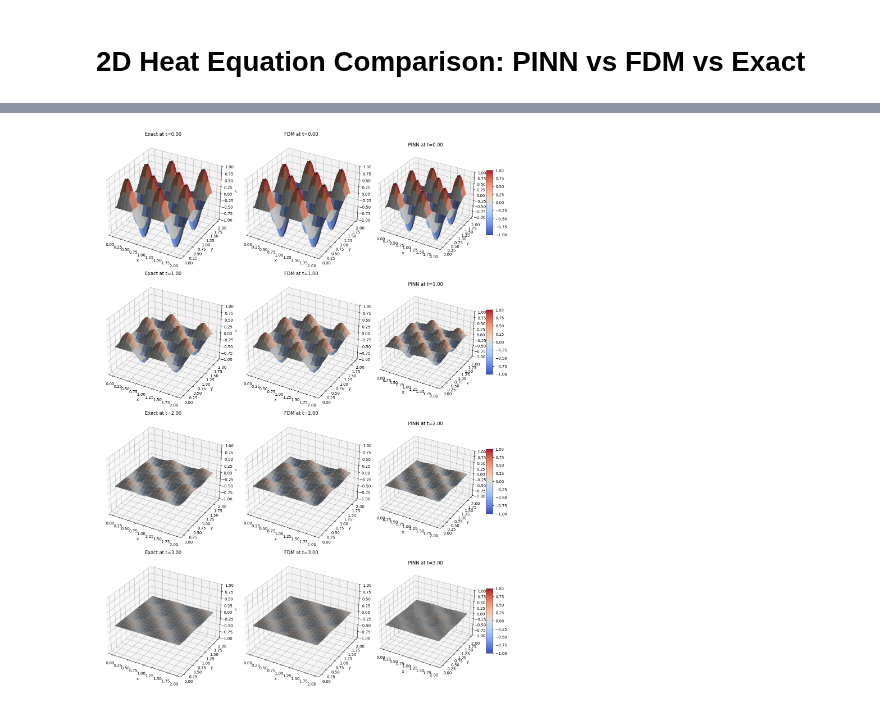
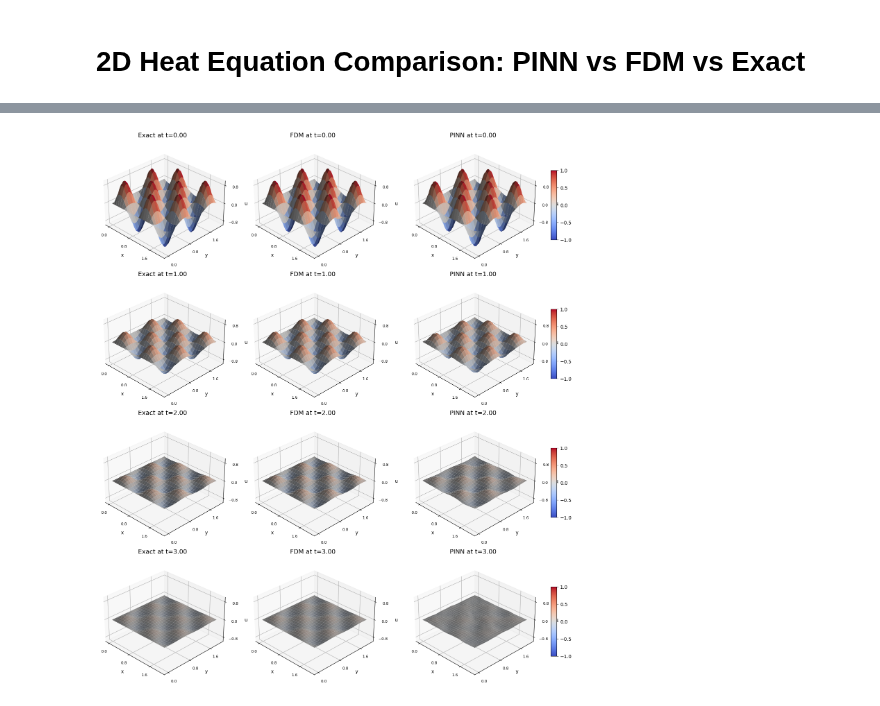
Before and after one commit to josegarciav/PINNs-RL-PDE, a Jupyter notebook: src/numerical_solvers/heat_equation.ipynb, the cells around one changed output, grey strips where cells are left out. Drawn from its saved outputs; the diff is of its cells as text; code cells hidden in the pictures.

Commit message:
fix: modify heat eq graph

```diff
--- a/src/numerical_solvers/heat_equation.ipynb
+++ b/src/numerical_solvers/heat_equation.ipynb
@@ -592,51 +594,72 @@ if __name__ == '__main__':
 
     # Prepare mesh for plotting
     Xg, Yg = np.meshgrid(x_fd, y_fd, indexing='ij')
+
+
     A = 1.0
-    norm = colors.Normalize(vmin=-A, vmax= A)
+    norm = colors.Normalize(vmin=-A, vmax=A)
 
-    # 3D surface grid: rows=time, cols=(Exact, FDM, PINN)
     fig, axes = plt.subplots(
-        len(times), 3,
-        subplot_kw={'projection': '3d'},
-        figsize=(15, 5*len(times))
+        nrows=len(times),
+        ncols=3,
+        figsize=(14, 4 * len(times)),
+        subplot_kw=dict(projection="3d", box_aspect=(1, 1, 0.6)),
+        constrained_layout=True,
     )
 
+    # consistent camera
+    elev, azim = 30, -45   # adjust if you prefer a different view
+
     for i, t in enumerate(times):
-        # get data
+        # --- data --------------------------------------------------------
         u_ex = exact_solution(Xg, Yg, t)
         u_fd = fd_hist[t]
-        xg   = torch.tensor(Xg.flatten()[:,None], dtype=torch.float32, device=device)
-        yg   = torch.tensor(Yg.flatten()[:,None], dtype=torch.float32, device=device)
-        tg   = torch.ones_like(xg) * t
+        xg   = torch.tensor(Xg.ravel()[:, None], dtype=torch.float32, device=device)
+        yg   = torch.tensor(Yg.ravel()[:, None], dtype=torch.float32, device=device)
+        tg   = torch.full_like(xg, t)
         with torch.no_grad():
             u_p = pinn2d(xg, yg, tg).cpu().numpy().reshape(Xg.shape)
 
-        for j, (data, title) in enumerate([(u_ex, 'Exact'),
-                                           (u_fd,  'FDM'),
-                                           (u_p,   'PINN')]):
-            ax = axes[i, j] if len(times)>1 else axes[j]
-            ax.clear()
+        for j, (data, title) in enumerate([(u_ex, "Exact"),
+                                        (u_fd,  "FDM"),
+                                        (u_p,   "PINN")]):
+
+            ax = axes[i, j]
             surf = ax.plot_surface(
                 Xg, Yg, data,
                 facecolors=cm.coolwarm(norm(data)),
-                rstride=5, cstride=5,
-                linewidth=0, antialiased=True
+                rstride=4, cstride=4,
+                linewidth=0, antialiased=True,
             )
+
+            # axis ranges / ticks
             ax.set_zlim(-A, A)
-            ax.set_title(f"{title} at t={t:.2f}")
-            ax.set_xlabel('x'); ax.set_ylabel('y'); ax.set_zlabel('u')
+            for axis in (ax.xaxis, ax.yaxis, ax.zaxis):
+                axis.set_major_locator(MaxNLocator(3))        # ⇐ ≤ 3 numbers
+            ax.tick_params(labelsize=8)
 
-            # add single colorbar per row (only on last column)
+            # labels
+            ax.set_xlabel("x")
+            ax.set_ylabel("y")
+            ax.set_zlabel("u")
+
+            # title
+            ax.set_title(f"{title} at t={t:.2f}",
+                        fontsize=13, pad=10)
+
+            # camera
+            ax.view_init(elev=elev, azim=azim)
+
+            # colour-bar only once per row (right-most panel)
             if j == 2:
-                m = cm.ScalarMappable(norm=norm, cmap='coolwarm')
+                m = cm.ScalarMappable(norm=norm, cmap="coolwarm")
                 m.set_array([])
-                fig.colorbar(m, ax=ax, shrink=0.5, aspect=10)
+                fig.colorbar(m, ax=ax, shrink=0.55, aspect=12, pad=0.10)
 
-    plt.tight_layout()
+    # minimal outer margins
+    fig.subplots_adjust(top=0.95, bottom=0.03, wspace=0.05, hspace=0.15)
     plt.show()
 
-
 # Epoch 5000/5000  Loss: 3.750e-03, PDE 1.609e-03, IC 1.239e-04, BC 2.017e-03 - 2.5 minutes of runtime
 # %% [output]
 Using device: mps
@@ -653 +676 @@ Epoch 5000/5000  Loss: 3.029e-03, PDE 1.516e-03, IC 1.415e-04, BC 1.372e-03
-[figure, old version]
+[figure, new version]
```
Also changed, not shown: parts of 2 cells of this notebook, 2 other files.
